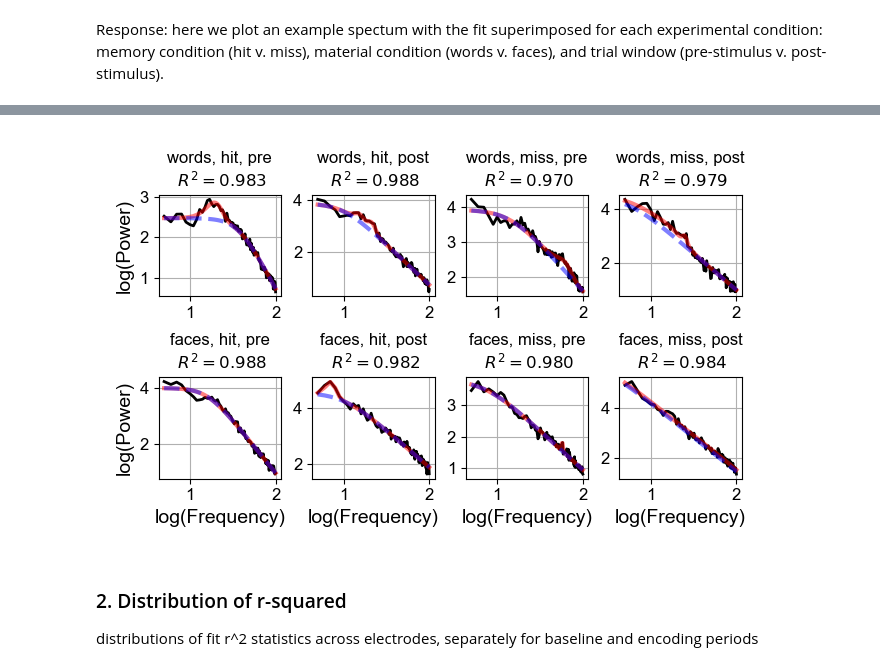
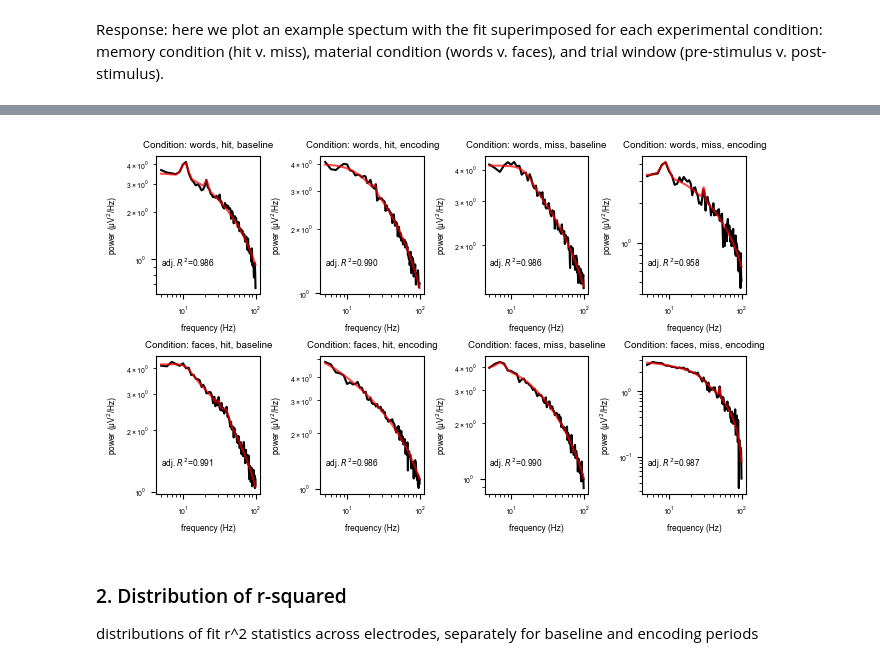
Before and after one commit to voytekresearch/oscillation_vs_exponent, a Jupyter notebook: notebooks/assess_model_fits.ipynb, the cells around one changed output, grey strips where cells are left out. Cells and saved outputs as stored; diff of their text form; code cells hidden in the pictures.

```diff
--- a/notebooks/assess_model_fits.ipynb
+++ b/notebooks/assess_model_fits.ipynb
@@ -94,41 +114,46 @@ ii = 0
 # loop through all conditions
 for material in ['words','faces']:
     for memory in ['hit','miss']:
         for window in ['pre', 'post']:
 
                 # load spectral parameters for condition
                 params = SpectralGroupModel()
                 params.load(f'{PROJECT_PATH}/data/ieeg_psd_param/psd_{material}_{memory}_{window}stim_params_knee')
 
                 # get model for random condition and compute adjusted r-squared
                 while True:
                     chan_idx = np.random.randint(len(params))
                     try:
                         model = params.get_model(chan_idx)
                         break
                     except:
                         continue
 
                 r_squared = compute_adj_r2(params)[chan_idx]
 
                 # plot model fit
                 ax = np.ravel(axes)[ii]
-                model.plot(plt_log=True, ax=ax)
+                ax.plot(model.freqs, model.power_spectrum, color='k')
+                ax.plot(model.freqs, model.get_model('full'), color='r', alpha=0.7)
+                ax.set_xscale('log')
+                ax.set_yscale('log')
 
                 # label
-                ax.set_title(f"{material}, {memory}, {window}\n $R^2={r_squared:.3f}$")
-                ax.get_legend().remove()
-                if ii not in [0,4]:
-                    ax.set_ylabel('')
-                if ii < 4:
-                    ax.set_xlabel('')
+                if window == 'pre':
+                    win = 'baseline'
+                elif window == 'post':
+                    win = 'encoding'
+                ax.set_title(f"Condition: {material}, {memory}, {win}")
+                ax.set(xlabel='frequency (Hz)', ylabel='power (\u03BCV$^2$/Hz)')
+                ax.text(0.3, 0.2, f"adj. $R^2$={r_squared:.3f}",
+                        transform=ax.transAxes, ha='center')
 
                 ii += 1
 
 # save
 plt.savefig(f"{dir_output}/example_fits.png")
 # %% [output]
-[figure, old version]
+[figure, new version]
 # %% [markdown]
 ### 2. Distribution of r-squared
 distributions of fit r^2 statistics across electrodes, separately for baseline and encoding periods
```
Also changed, not shown: parts of 1 cell of this notebook.
